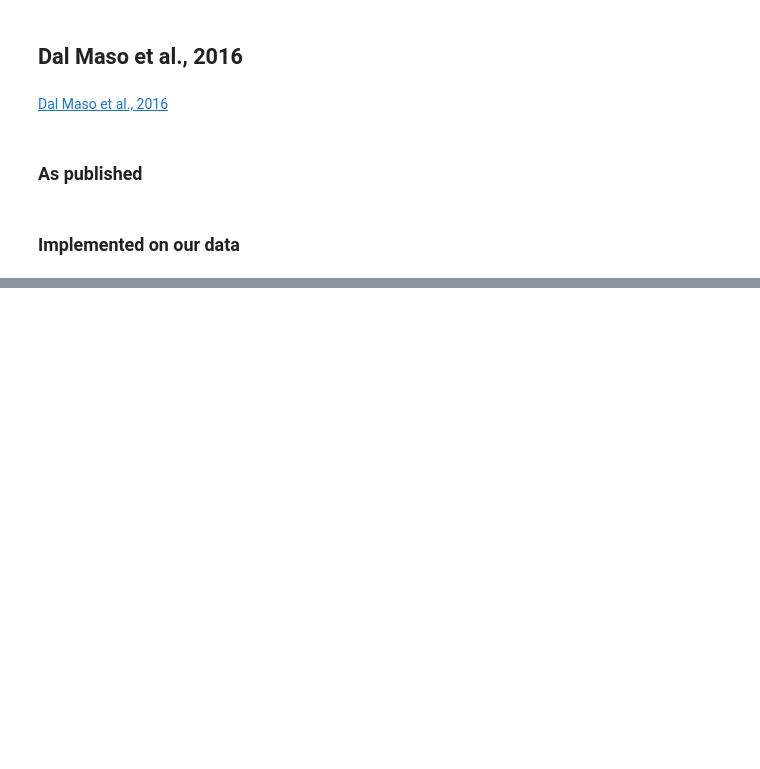
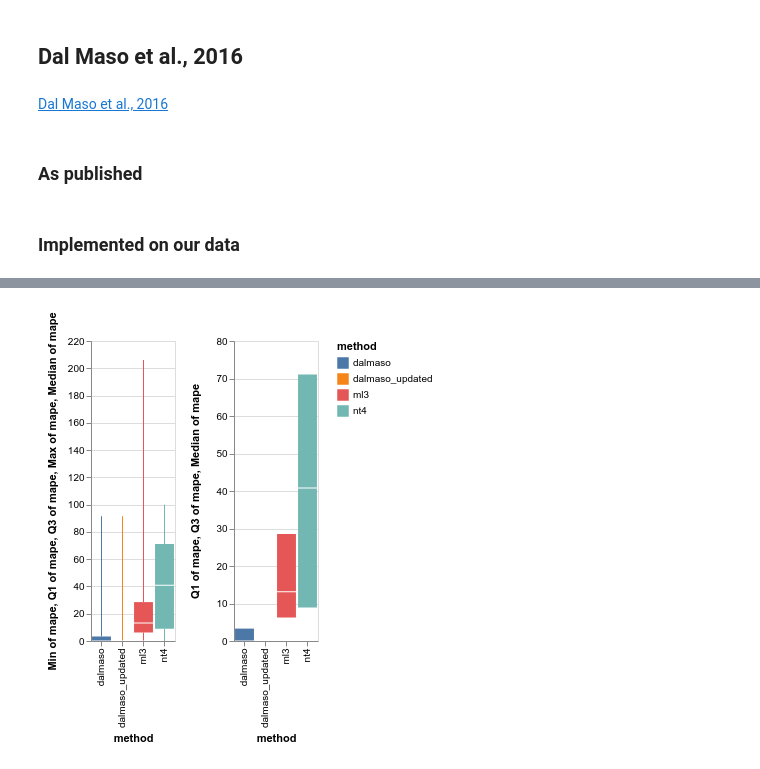
Before and after one commit to romainmartinez/mvc, a Jupyter notebook: mvc_one_model.ipynb, the cells around one changed output, grey strips where cells are left out. Saved outputs shown, nothing was run; the diff lists cells and outputs as text; code cells hidden in the pictures; blank space fills up the shorter version.

```diff
--- a/mvc_one_model.ipynb
+++ b/mvc_one_model.ipynb
@@ -457,0 +584,25 @@ LOWER TRAPEZIUS (122 points)
+# %%
+# Define aggregate fields
+lower_box = "q1(mape)"
+lower_whisker = "min(mape)"
+upper_box = "q3(mape)"
+upper_whisker = "max(mape)"
+
+base = alt.Chart(comp).encode(x="method", color="method")
+
+lower_plot = base.mark_rule().encode(y=lower_whisker, y2=lower_box)
+
+middle_plot = base.mark_bar().encode(y=lower_box, y2=upper_box)
+
+upper_plot = base.mark_rule().encode(y=upper_whisker, y2=upper_box)
+
+
+middle_tick = (
+    alt.Chart(comp)
+    .mark_tick(color="white", size=20)
+    .encode(y="median(mape)", x="method")
+)
+
+(lower_plot + middle_plot + upper_plot + middle_tick) | (middle_plot + middle_tick)
+# %% [output]
+[figure, added]
```
Also changed, not shown: parts of 25 cells of this notebook, 2 other files.
